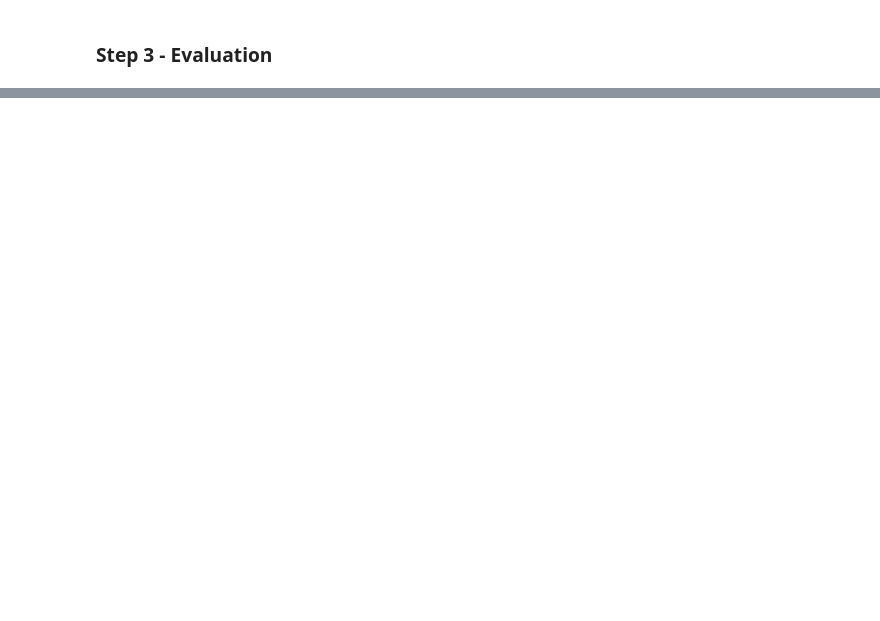
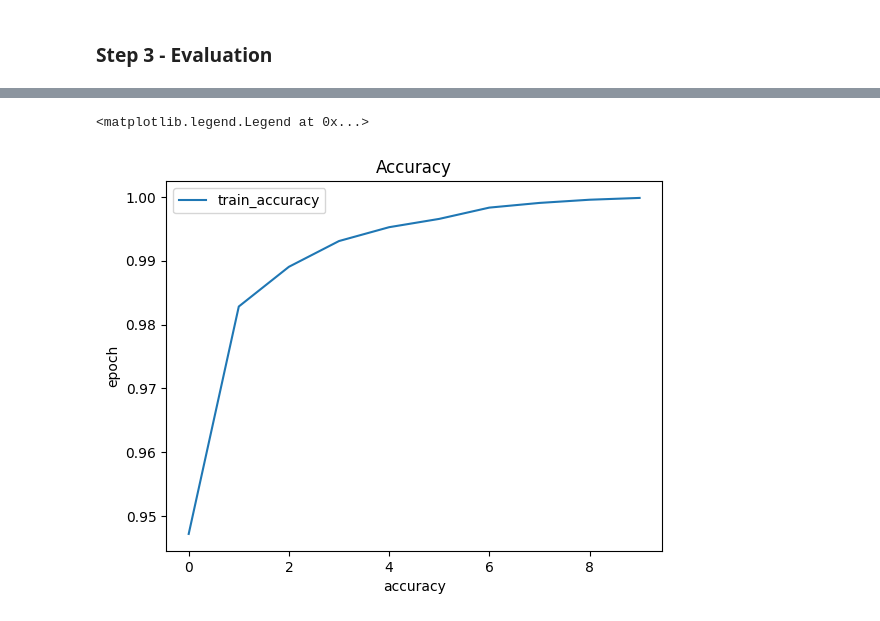
Before and after one commit to crpytoscooby/College-Assignment-1, a Jupyter notebook: Deep Learning Lab/Assignment3A.ipynb, the cells around one changed output, grey strips where cells are left out. Cells and saved outputs as stored; diff of their text form; code cells hidden in the pictures; blank space fills up the shorter version.

```diff
--- a/Deep Learning Lab/Assignment3A.ipynb
+++ b/Deep Learning Lab/Assignment3A.ipynb
@@ -124,0 +94,15 @@ def define_model():
+# %%
+opt = tf.keras.optimizers.SGD(momentum=0.9)
+model.compile(
+    optimizer=opt,
+    loss='categorical_crossentropy',
+    metrics=['accuracy']
+)
+# %%
+h = model.fit(
+    trainX,
+    trainy,
+    epochs=10,
+    batch_size=32,
+    validation_data=(testX, testy)
+)
@@ -179,0 +140,9 @@ Epoch 10/10
+# %%
+plt.plot(h.history['accuracy'])
+plt.title('Accuracy')
+plt.xlabel('accuracy')
+plt.ylabel('epoch')
+plt.legend(['train_accuracy'])
+# %% [output]
+<matplotlib.legend.Legend at 0x...>
+[figure, added]
```
Also changed, not shown: parts of 25 cells of this notebook, 1 other file.
